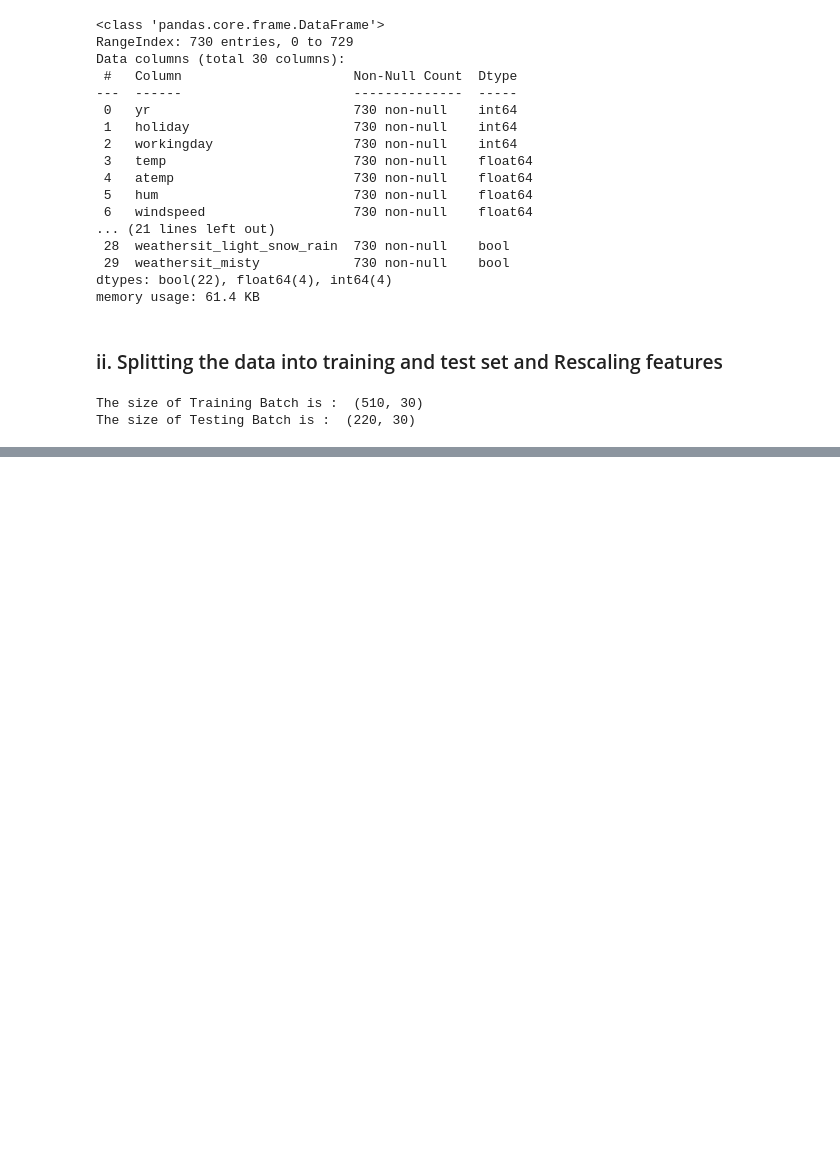
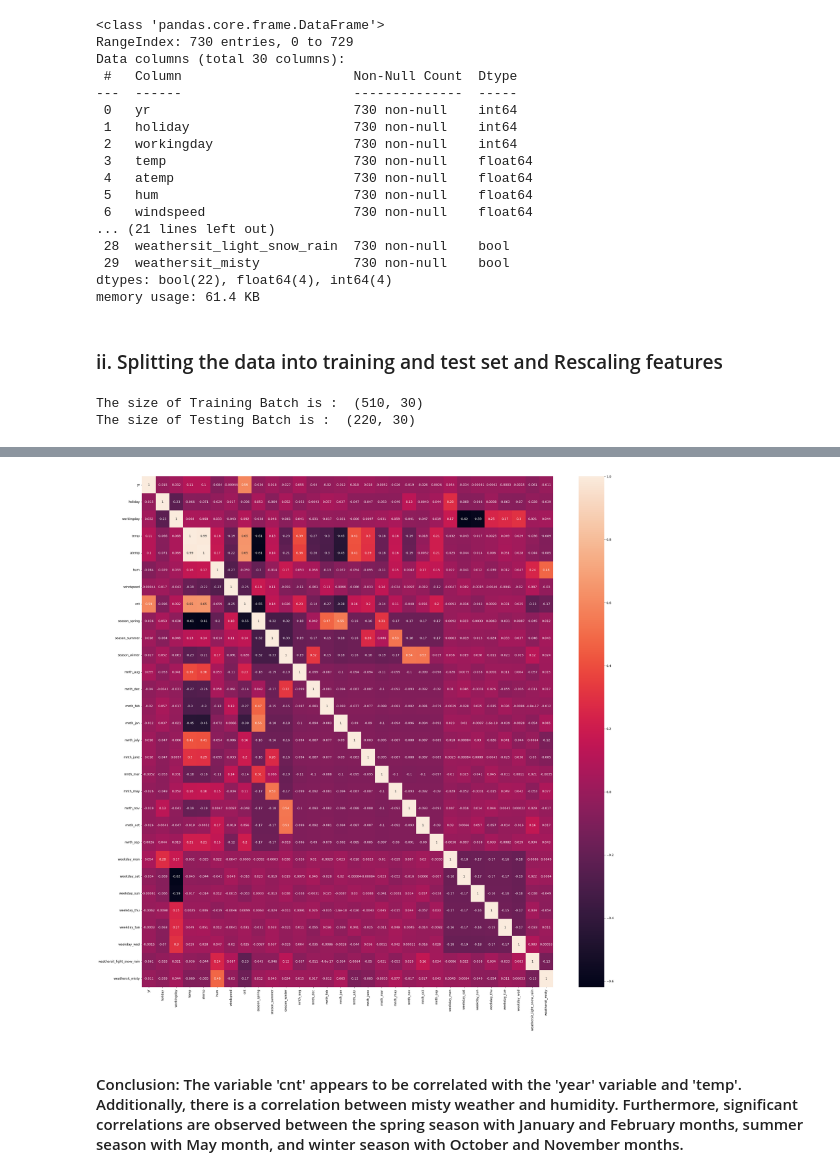
Before and after one commit to anagharavishankar/Regression_Bike_Sharing, a Jupyter notebook: Anagha_Ravishankar_Bike_Sharing.ipynb, the cells around one changed output, grey strips where cells are left out. Drawn from its saved outputs; the diff is of its cells as text; code cells hidden in the pictures; blank space fills up the shorter version.

Commit message:
heatmap for dummy var

```diff
--- a/Anagha_Ravishankar_Bike_Sharing.ipynb
+++ b/Anagha_Ravishankar_Bike_Sharing.ipynb
@@ -329,7 +329,8 @@ The size of Testing Batch is :  (220, 30)
 scaler = MinMaxScaler()
 
 # scale the below variables which have different ranges
-numerical_vars = ['temp','atemp','humidity','windspeed','cnt']
-df_train[numerical_vars] = scaler.fit_transform(df_train[numerical_vars])
+numerical_vars = ['temp','atemp','hum','windspeed','cnt']
+train_df[numerical_vars] = scaler.fit_transform(train_df[numerical_vars])
 
 # previewing the scaled dataframe
+train_df.head()
@@ -335,0 +358,10 @@ df_train[numerical_vars] = scaler.fit_transform(df_train[numerical_vars])
+# %%
+# checking correlation using heatmap
+
+plt.figure(figsize = (30,30))
+sns.heatmap(train_df.corr(), annot = True)
+plt.show()
+# %% [output]
+[figure, added]
+# %% [markdown]
+#### Conclusion: The variable 'cnt' appears to be correlated with the 'year' variable and 'temp'. Additionally, there is a correlation between misty weather and humidity. Furthermore, significant correlations are observed between the spring season with January and February months, summer season with May month, and winter season with October and November months.
```
Also changed, not shown: parts of 2 cells of this notebook.
